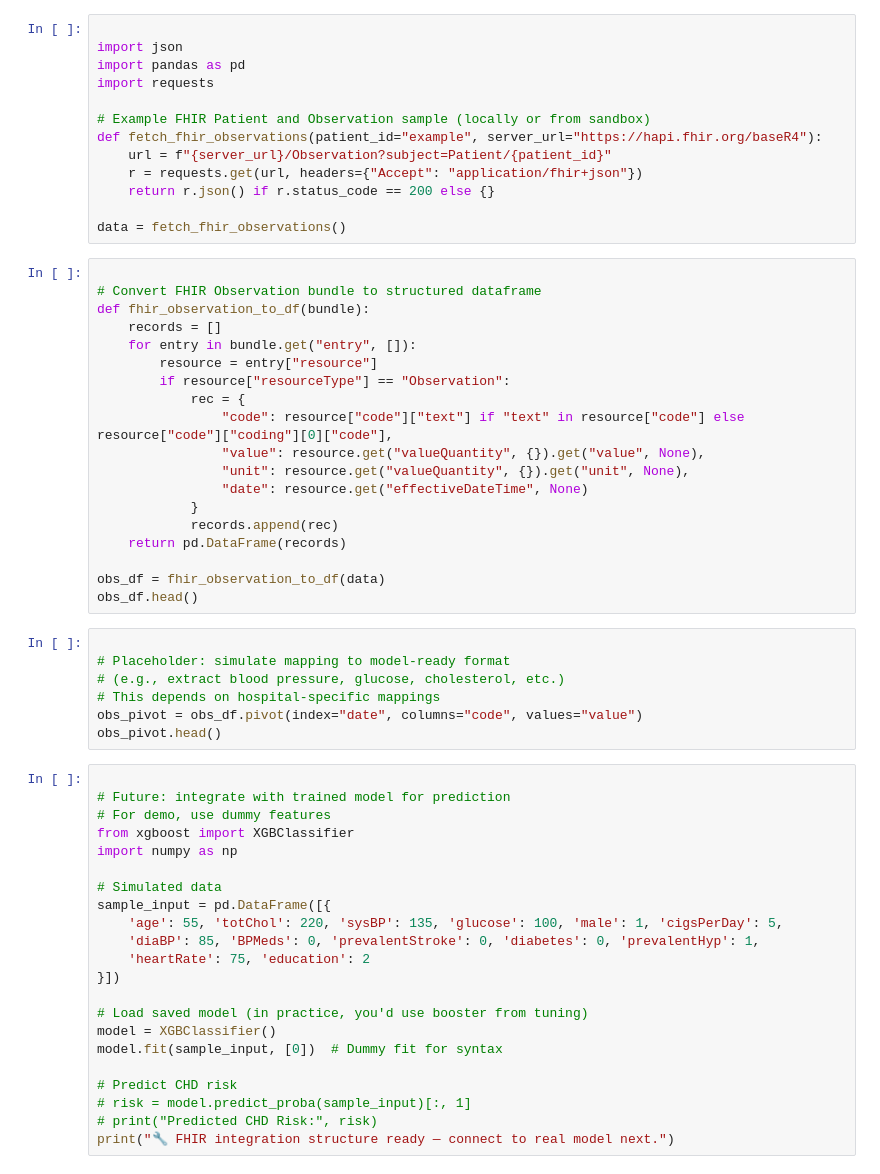
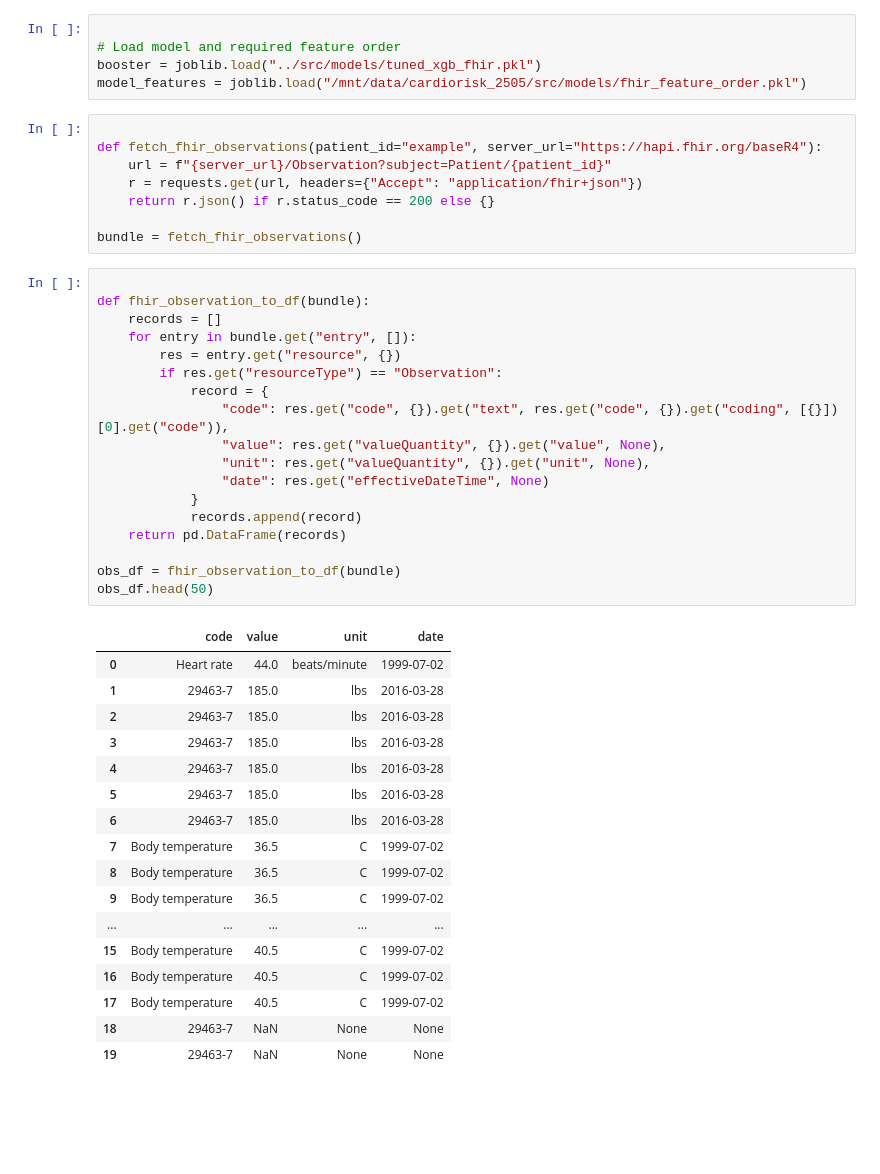
Before and after one commit to 1nhumaN118/cardiorisk, a Jupyter notebook: notebooks/fhir_integration.ipynb, the cells around one changed output. Saved outputs shown, nothing was run; the diff lists cells and outputs as text; blank space fills up the shorter version.

```diff
--- a/notebooks/fhir_integration.ipynb
+++ b/notebooks/fhir_integration.ipynb
@@ -5,61 +12,49 @@ This notebook simulates loading FHIR resources and converting them to a datafram
+# %%
+
+# Load model and required feature order
+booster = joblib.load("../src/models/tuned_xgb_fhir.pkl")
+model_features = joblib.load("/mnt/data/cardiorisk_2505/src/models/fhir_feature_order.pkl")
 # %%
 
-import json
-import pandas as pd
-import requests
-
-# Example FHIR Patient and Observation sample (locally or from sandbox)
 def fetch_fhir_observations(patient_id="example", server_url="https://hapi.fhir.org/baseR4"):
     url = f"{server_url}/Observation?subject=Patient/{patient_id}"
     r = requests.get(url, headers={"Accept": "application/fhir+json"})
     return r.json() if r.status_code == 200 else {}
 
-data = fetch_fhir_observations()
+bundle = fetch_fhir_observations()
 # %%
 
-# Convert FHIR Observation bundle to structured dataframe
 def fhir_observation_to_df(bundle):
     records = []
     for entry in bundle.get("entry", []):
-        resource = entry["resource"]
-        if resource["resourceType"] == "Observation":
-            rec = {
-                "code": resource["code"]["text"] if "text" in resource["code"] else resource["code"]["coding"][0]["code"],
-                "value": resource.get("valueQuantity", {}).get("value", None),
-                "unit": resource.get("valueQuantity", {}).get("unit", None),
-                "date": resource.get("effectiveDateTime", None)
+        res = entry.get("resource", {})
+        if res.get("resourceType") == "Observation":
+            record = {
+                "code": res.get("code", {}).get("text", res.get("code", {}).get("coding", [{}])[0].get("code")),
+                "value": res.get("valueQuantity", {}).get("value", None),
+                "unit": res.get("valueQuantity", {}).get("unit", None),
+                "date": res.get("effectiveDateTime", None)
             }
-            records.append(rec)
+            records.append(record)
     return pd.DataFrame(records)
 
-obs_df = fhir_observation_to_df(data)
-obs_df.head()
+obs_df = fhir_observation_to_df(bundle)
+obs_df.head(50)
+# %% [output]
+|  | code | value | unit | date |
+| 0 | Heart rate | 44.0 | beats/minute | 1999-07-02 |
+| 1 | 29463-7 | 185.0 | lbs | 2016-03-28 |
+| 2 | 29463-7 | 185.0 | lbs | 2016-03-28 |
+| 3 | 29463-7 | 185.0 | lbs | 2016-03-28 |
+| 4 | 29463-7 | 185.0 | lbs | 2016-03-28 |
+| 5 | 29463-7 | 185.0 | lbs | 2016-03-28 |
+| 6 | 29463-7 | 185.0 | lbs | 2016-03-28 |
+| 7 | Body temperature | 36.5 | C | 1999-07-02 |
+| 8 | Body temperature | 36.5 | C | 1999-07-02 |
+| 9 | Body temperature | 36.5 | C | 1999-07-02 |
+| ... | ... | ... | ... | ... |
+| 15 | Body temperature | 40.5 | C | 1999-07-02 |
+| 16 | Body temperature | 40.5 | C | 1999-07-02 |
+| 17 | Body temperature | 40.5 | C | 1999-07-02 |
+| 18 | 29463-7 | NaN | None | None |
+| 19 | 29463-7 | NaN | None | None |
-# %%
-
-# Placeholder: simulate mapping to model-ready format
-# (e.g., extract blood pressure, glucose, cholesterol, etc.)
-# This depends on hospital-specific mappings
-obs_pivot = obs_df.pivot(index="date", columns="code", values="value")
-obs_pivot.head()
-# %%
-
-# Future: integrate with trained model for prediction
-# For demo, use dummy features
-from xgboost import XGBClassifier
-import numpy as np
-
-# Simulated data
-sample_input = pd.DataFrame([{
-    'age': 55, 'totChol': 220, 'sysBP': 135, 'glucose': 100, 'male': 1, 'cigsPerDay': 5,
-    'diaBP': 85, 'BPMeds': 0, 'prevalentStroke': 0, 'diabetes': 0, 'prevalentHyp': 1,
-    'heartRate': 75, 'education': 2
-}])
-
-# Load saved model (in practice, you'd use booster from tuning)
-model = XGBClassifier()
-model.fit(sample_input, [0])  # Dummy fit for syntax
-
-# Predict CHD risk
-# risk = model.predict_proba(sample_input)[:, 1]
-# print("Predicted CHD Risk:", risk)
-print("🔧 FHIR integration structure ready — connect to real model next.")
```
Also changed, not shown: parts of 7 cells of this notebook, 4 other files.
